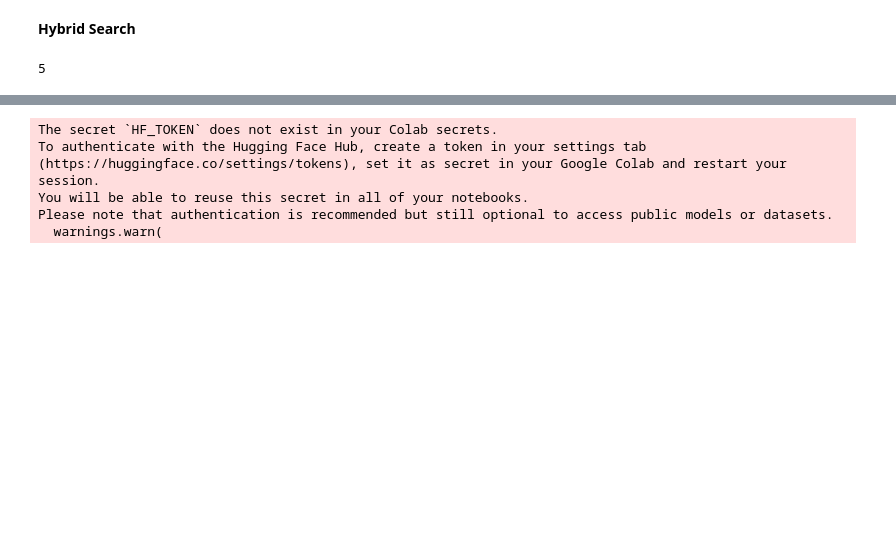
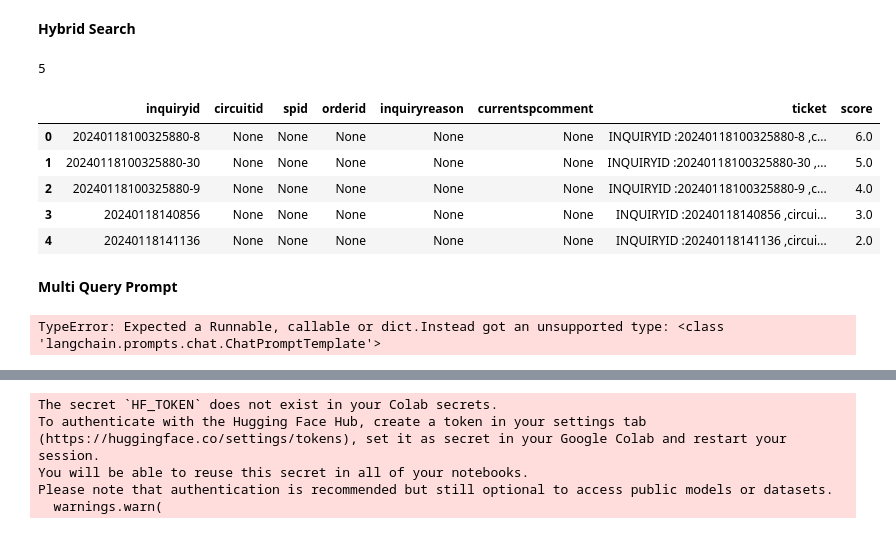
Before and after one commit to RajeshPeddireddy/VectorDB, a Jupyter notebook: Copy_of_PostgresSQLDemo.ipynb, the cells around one changed output, grey strips where cells are left out. Cells and saved outputs as stored; diff of their text form; code cells hidden in the pictures; blank space fills up the shorter version.

```diff
--- a/Copy_of_PostgresSQLDemo.ipynb
+++ b/Copy_of_PostgresSQLDemo.ipynb
@@ -660,34 +660,71 @@ async def main():
       embedding,
       question,
      )
 
     print(len(results))
     if len(results) == 0:
       raise Exception("Did not find any results. Adjust the query parameters.")
 
     for r in results:
         # Collect the description for all the matched similar toy products.
         matches.append(
             {
                 "inquiryid": r["inquiryid"],
                 "circuitid": r["circuitid"],
                 "spid": r["spid"],
                 "orderid": r["orderid"],
                 "inquiryreason": r["inquiryreason"],
                 "currentspcomment": r["currentspcomment"],
                 "ticket": r["ticket"],
                 "score":r["score"],
             }
         )
     await conn.close()
 
 # "similarity": r["similarity"],
 # Run the SQL commands now.
 await main()  # type: ignore
 matches = pd.DataFrame(matches)
-matches.to_csv('/content/sample_data/spout11.csv')
+matches.head()
+#matches.to_csv('/content/sample_data/spout11.csv')
 # %% [output]
 5
+|  | inquiryid | circuitid | spid | orderid | inquiryreason | currentspcomment | ticket | score |
+| 0 | 20240118100325880-8 | None | None | None | None | None | INQUIRYID :20240118100325880-8 ,c... | 6.0 |
+| 1 | 20240118100325880-30 | None | None | None | None | None | INQUIRYID :20240118100325880-30 ,... | 5.0 |
+| 2 | 20240118100325880-9 | None | None | None | None | None | INQUIRYID :20240118100325880-9 ,c... | 4.0 |
+| 3 | 20240118140856 | None | None | None | None | None | INQUIRYID :20240118140856 ,circui... | 3.0 |
+| 4 | 20240118141136 | None | None | None | None | None | INQUIRYID :20240118141136 ,circui... | 2.0 |
+# %% [markdown]
+**Multi Query Prompt**
+# %%
+from langchain.prompts import ChatPromptTemplate
+from langchain_openai import OpenAIEmbeddings
+
+import getpass
+import os
+
+os.environ["OPENAI_API_KEY"] = "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"
+
+# Multi Query: Different Perspectives
+template = """You are an AI language model assistant. Your task is to generate five
+different versions of the given user question to retrieve relevant documents from a vector
+database. By generating multiple perspectives on the user question, your goal is to help
+the user overcome some of the limitations of the distance-based similarity search.
+Provide these alternative questions separated by newlines. Original question: {question}"""
+prompt_perspectives = ChatPromptTemplate.from_template(template)
+
+from langchain_core.output_parsers import StrOutputParser
+from langchain_openai import ChatOpenAI
+
+generate_queries = (
+    prompt_perspectives
+    | ChatOpenAI(temperature=0)
+    | StrOutputParser()
+    | (lambda x: x.split("\n"))
+)
+# %% [output]
+TypeError: Expected a Runnable, callable or dict.Instead got an unsupported type: <class 'langchain.prompts.chat.ChatPromptTemplate'>
 # %%
 #!pip install langchain_community
 #!pip install langchain_openai
```
